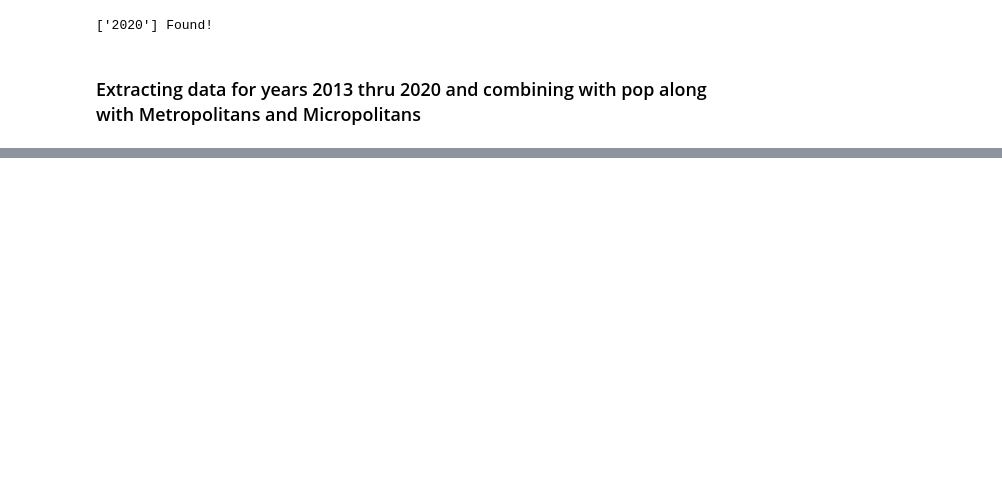
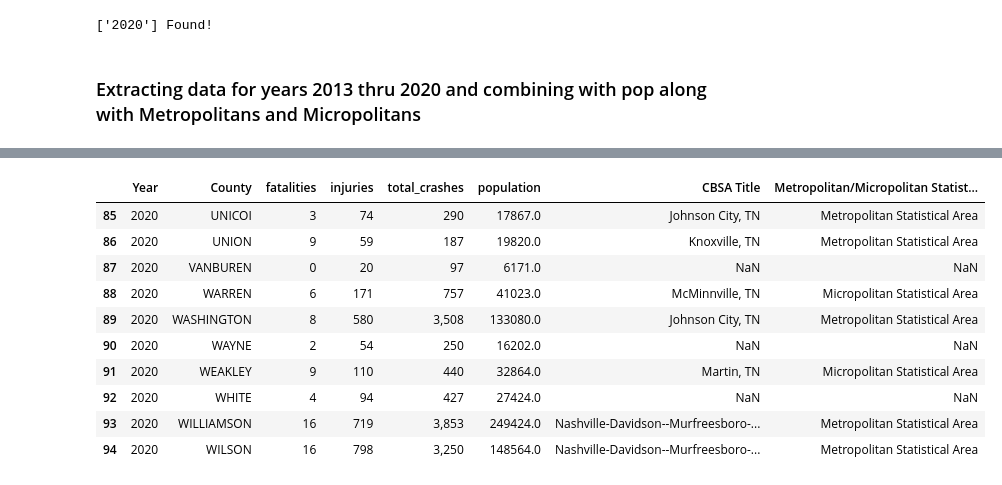
Before and after one commit to igoike/Capstone, a Jupyter notebook: notebooks/tn_analysis.ipynb, the cells around one changed output, grey strips where cells are left out. Saved outputs shown, nothing was run; the diff lists cells and outputs as text; code cells hidden in the pictures; blank space fills up the shorter version.

```diff
--- a/notebooks/tn_analysis.ipynb
+++ b/notebooks/tn_analysis.ipynb
@@ -103,0 +167,14 @@ for page in pages:
+# %%
+df_tn_master.tail(10)
+# %% [output]
+|  | Year | County | fatalities | injuries | total_crashes | population | CBSA Title | Metropolitan/Micropolitan Statist... |
+| 85 | 2020 | UNICOI | 3 | 74 | 290 | 17867.0 | Johnson City, TN | Metropolitan Statistical Area |
+| 86 | 2020 | UNION | 9 | 59 | 187 | 19820.0 | Knoxville, TN | Metropolitan Statistical Area |
+| 87 | 2020 | VANBUREN | 0 | 20 | 97 | 6171.0 | NaN | NaN |
+| 88 | 2020 | WARREN | 6 | 171 | 757 | 41023.0 | McMinnville, TN | Micropolitan Statistical Area |
+| 89 | 2020 | WASHINGTON | 8 | 580 | 3,508 | 133080.0 | Johnson City, TN | Metropolitan Statistical Area |
+| 90 | 2020 | WAYNE | 2 | 54 | 250 | 16202.0 | NaN | NaN |
+| 91 | 2020 | WEAKLEY | 9 | 110 | 440 | 32864.0 | Martin, TN | Micropolitan Statistical Area |
+| 92 | 2020 | WHITE | 4 | 94 | 427 | 27424.0 | NaN | NaN |
+| 93 | 2020 | WILLIAMSON | 16 | 719 | 3,853 | 249424.0 | Nashville-Davidson--Murfreesboro-... | Metropolitan Statistical Area |
+| 94 | 2020 | WILSON | 16 | 798 | 3,250 | 148564.0 | Nashville-Davidson--Murfreesboro-... | Metropolitan Statistical Area |
```
Also changed, not shown: parts of 11 cells of this notebook, 53 other files.
